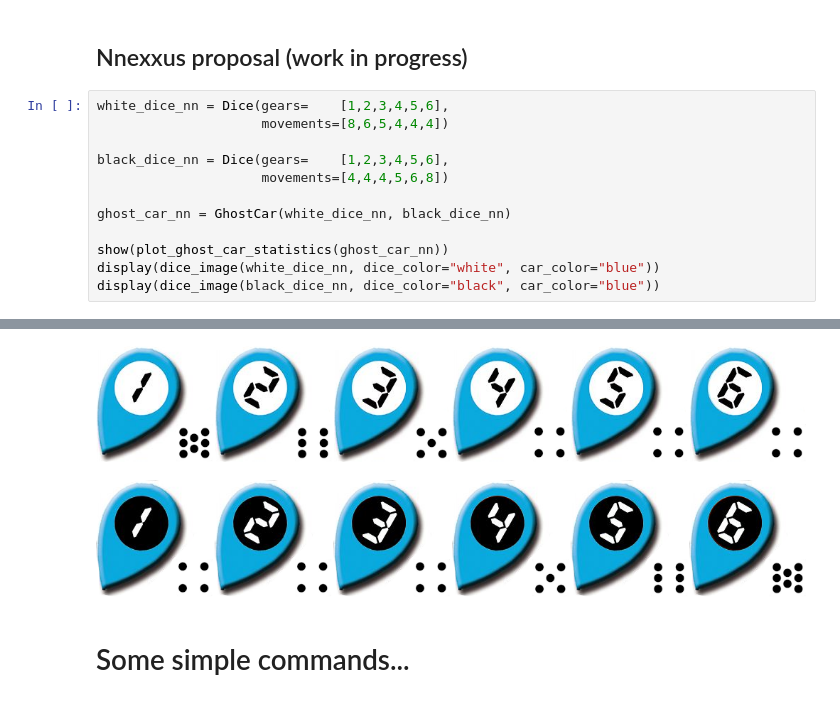
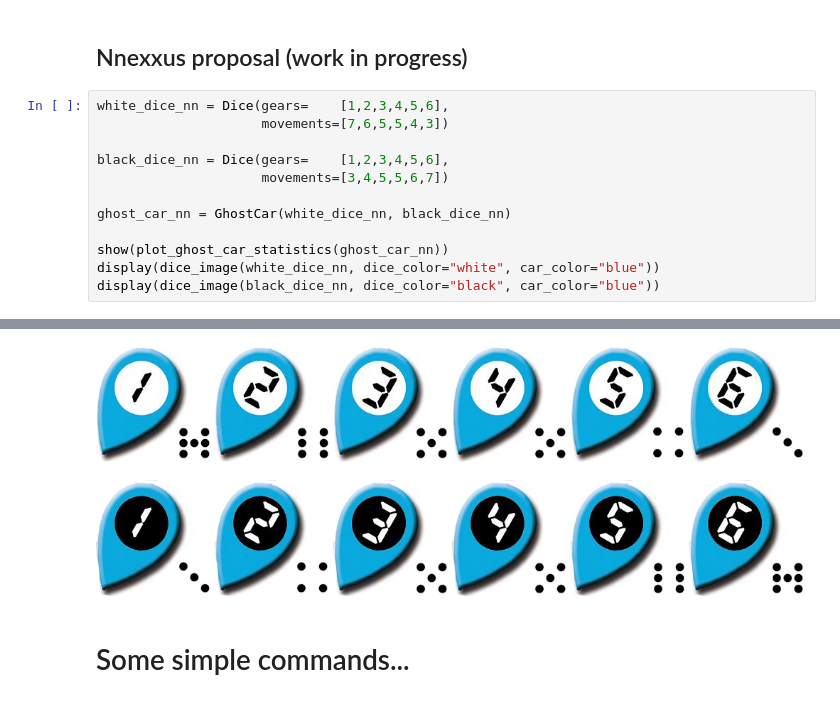
Before and after one commit to jyannick/rallyman-stats, a Jupyter notebook: ghost_cars.ipynb, the cells around one changed output, grey strips where cells are left out. Saved outputs shown, nothing was run; the diff lists cells and outputs as text.

Commit message:
inverted plot to match driverless cars

```diff
--- a/ghost_cars.ipynb
+++ b/ghost_cars.ipynb
@@ -40,21 +40,21 @@ show(plot_ghost_car_statistics(ghost_car_sz))
 ## Nnexxus proposal (work in progress)
 # %%
 white_dice_nn = Dice(gears=    [1,2,3,4,5,6],
-                     movements=[8,6,5,4,4,4])
+                     movements=[7,6,5,5,4,3])
 
 black_dice_nn = Dice(gears=    [1,2,3,4,5,6],
-                     movements=[4,4,4,5,6,8])
+                     movements=[3,4,5,5,6,7])
 
 ghost_car_nn = GhostCar(white_dice_nn, black_dice_nn)
 
 show(plot_ghost_car_statistics(ghost_car_nn))
 display(dice_image(white_dice_nn, dice_color="white", car_color="blue"))
 display(dice_image(black_dice_nn, dice_color="black", car_color="blue"))
 # %% [output]
 [interactive output not drawn]
 [interactive output not drawn]
-[figure, old version]
+[figure, new version]
-[figure, old version]
+[figure, new version]
 # %% [markdown]
 # Some simple commands...
 # %%
```
Also changed, not shown: parts of 2 cells of this notebook, 1 other file.
